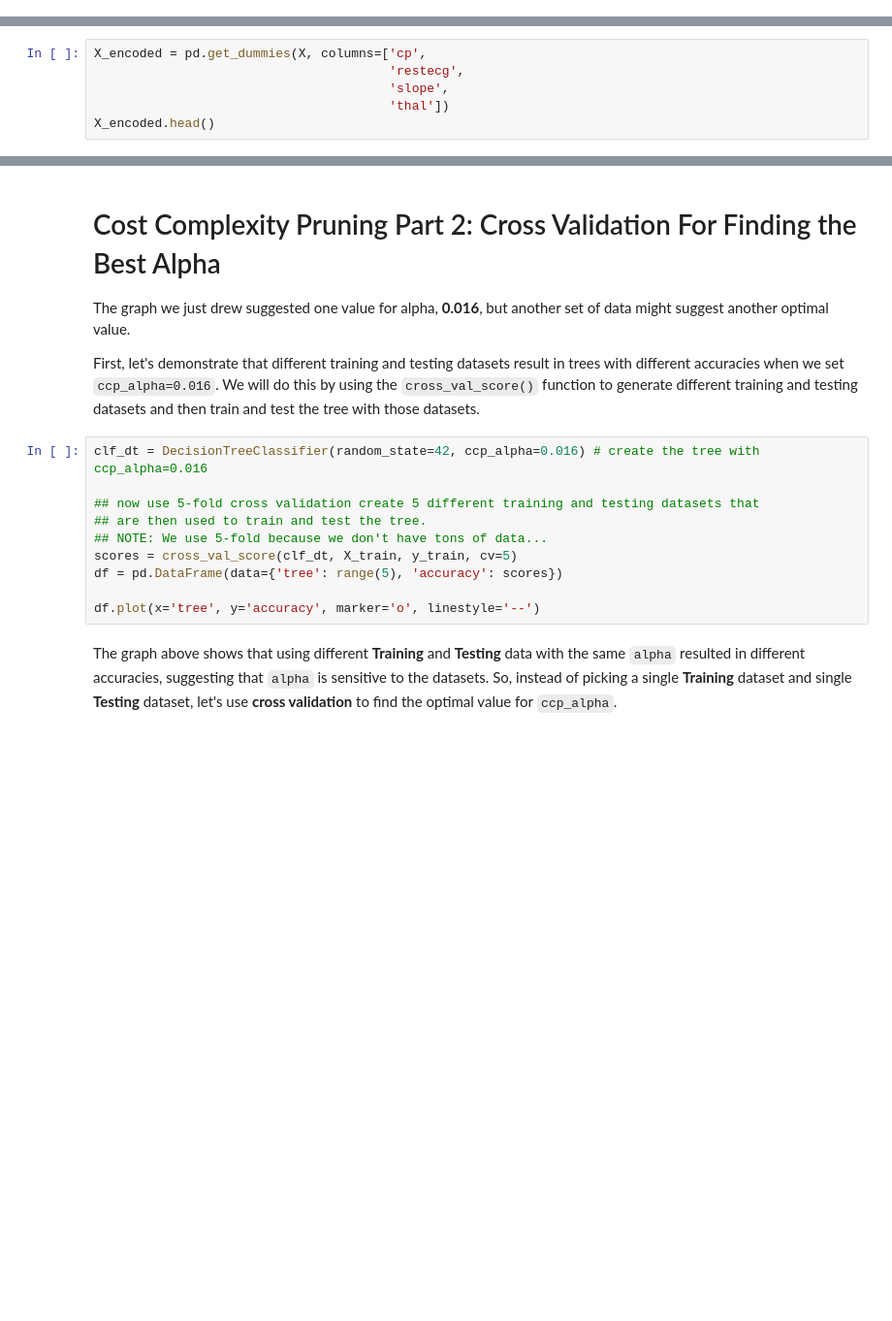
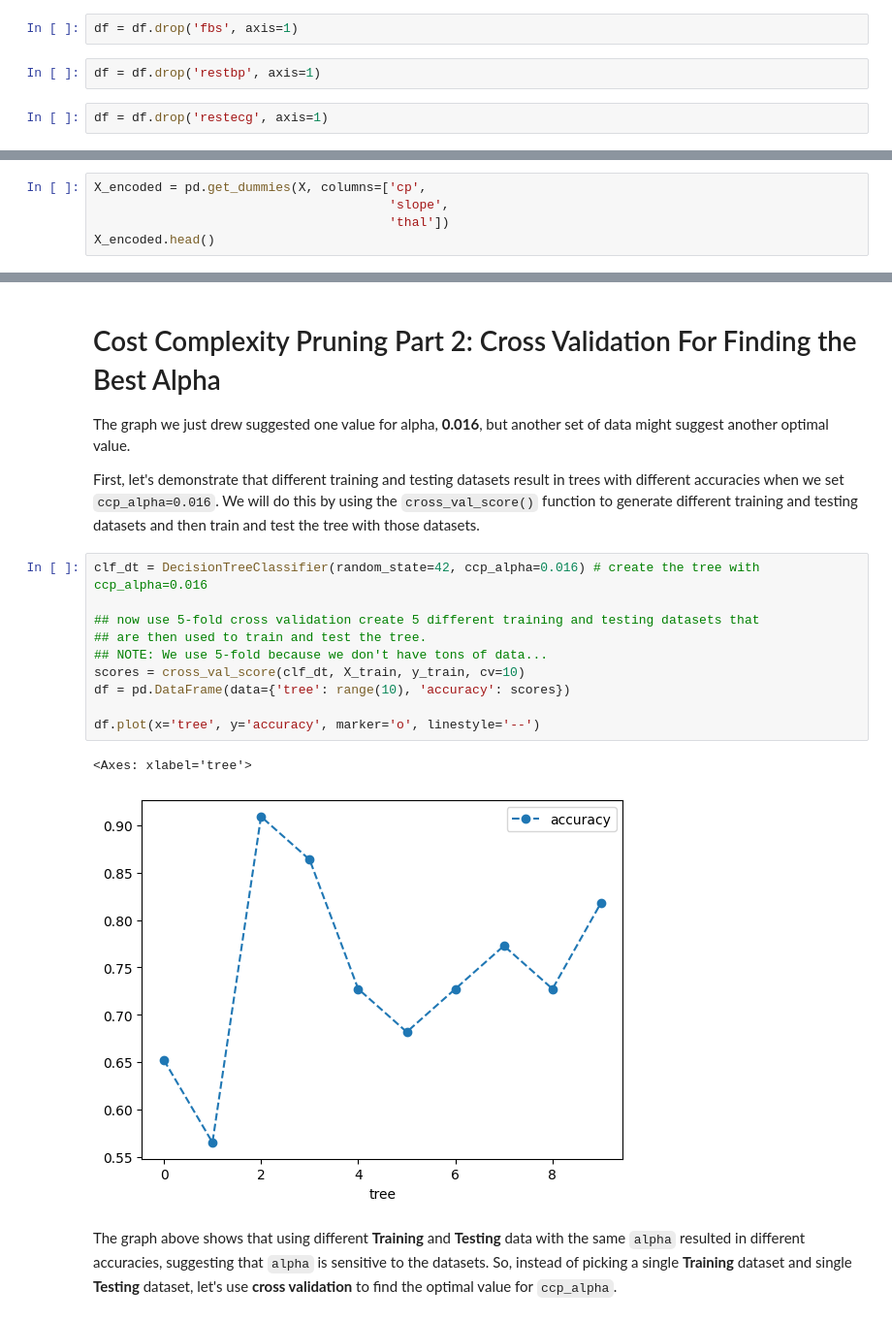
Before and after one commit to pijiamtech/Final_project_ML_class, a Jupyter notebook: statquest_classification_trees_in_python.ipynb, the cells around one changed output, grey strips where cells are left out. Shown: that part at 97% size. Saved outputs shown, nothing was run; the diff lists cells and outputs as text; blank space fills up the shorter version.

```diff
--- a/statquest_classification_trees_in_python.ipynb
+++ b/statquest_classification_trees_in_python.ipynb
@@ -129,0 +146,6 @@ Hooray! We have replaced the column numbers with nice, easy to remember names. N
+# %%
+df = df.drop('fbs', axis=1)
+# %%
+df = df.drop('restbp', axis=1)
+# %%
+df = df.drop('restecg', axis=1)
@@ -324,7 +430,6 @@ Now that we see how `get_dummies()` works, let's use it on the four categorical
 only contain the accepted categories. However, for this tutorial, I've already done that for us, so we can skip that step.
 # %%
 X_encoded = pd.get_dummies(X, columns=['cp',
-                                       'restecg',
                                        'slope',
                                        'thal'])
 X_encoded.head()
@@ -437,13 +589,16 @@ First, let's demonstrate that different training and testing datasets result in
 # %%
 clf_dt = DecisionTreeClassifier(random_state=42, ccp_alpha=0.016) # create the tree with ccp_alpha=0.016
 
 ## now use 5-fold cross validation create 5 different training and testing datasets that
 ## are then used to train and test the tree.
 ## NOTE: We use 5-fold because we don't have tons of data...
-scores = cross_val_score(clf_dt, X_train, y_train, cv=5)
-df = pd.DataFrame(data={'tree': range(5), 'accuracy': scores})
+scores = cross_val_score(clf_dt, X_train, y_train, cv=10)
+df = pd.DataFrame(data={'tree': range(10), 'accuracy': scores})
 
 df.plot(x='tree', y='accuracy', marker='o', linestyle='--')
+# %% [output]
+<Axes: xlabel='tree'>
+[figure, added]
 # %% [markdown]
 The graph above shows that using different **Training** and **Testing** data with the same `alpha` resulted in different accuracies, suggesting that `alpha` is sensitive to the datasets. So, instead of picking a single **Training** dataset and single **Testing** dataset, let's use **cross validation** to find the optimal value for `ccp_alpha`.
 # %%
```
Also changed, not shown: parts of 36 cells of this notebook.
